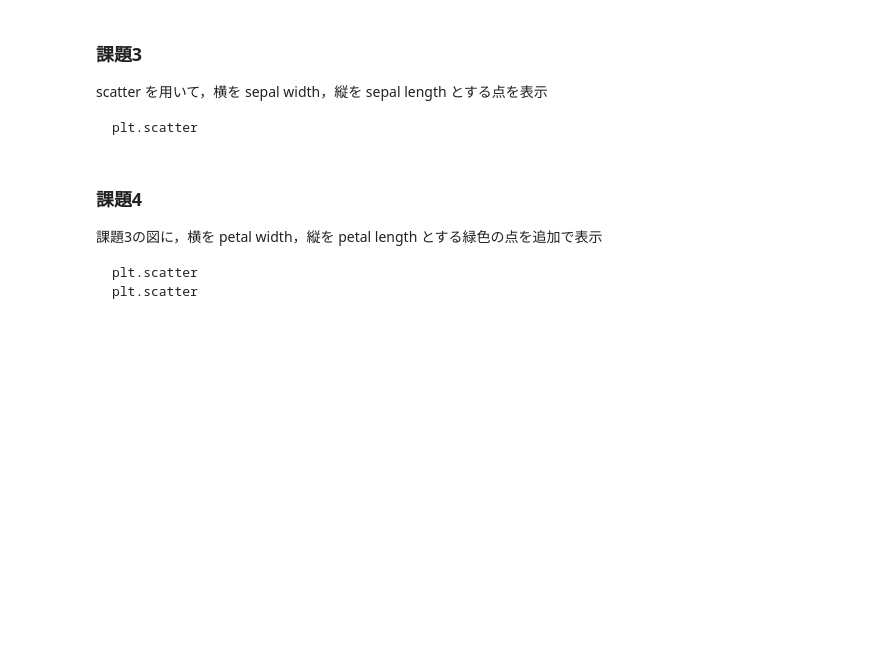
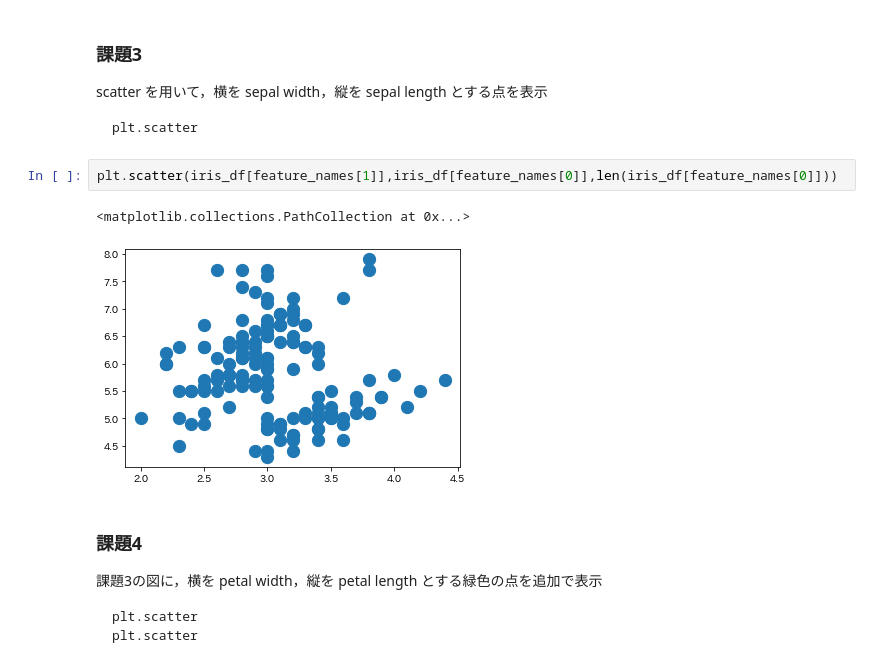
Before and after one commit to KeitaShira/Sample, a Jupyter notebook: 第3回課題.ipynb, the cells around one changed output. Cells and saved outputs as stored; diff of their text form; blank space fills up the shorter version.

````diff
--- a/第3回課題.ipynb
+++ b/第3回課題.ipynb
@@ -155,6 +194,11 @@ scatter を用いて，横を sepal width，縦を sepal length とする点を
 ```
 plt.scatter
 ```
+# %%
+plt.scatter(iris_df[feature_names[1]],iris_df[feature_names[0]],len(iris_df[feature_names[0]]))
+# %% [output]
+<matplotlib.collections.PathCollection at 0x...>
+[figure, added]
 # %% [markdown]
 ### 課題4
 課題3の図に，横を petal width，縦を petal length とする緑色の点を追加で表示
````
Also changed, not shown: parts of 6 cells of this notebook.
